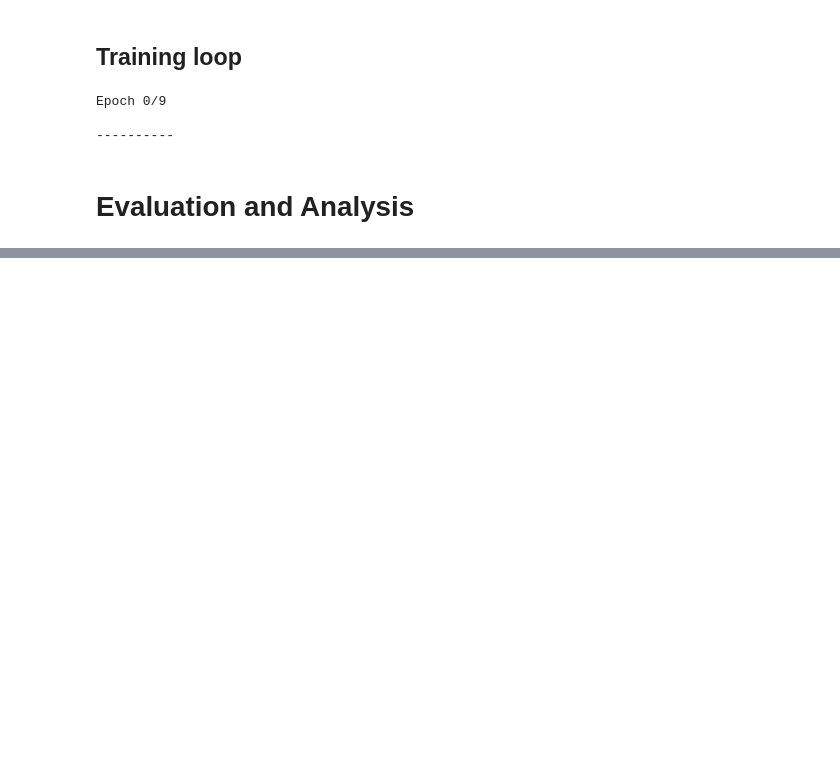
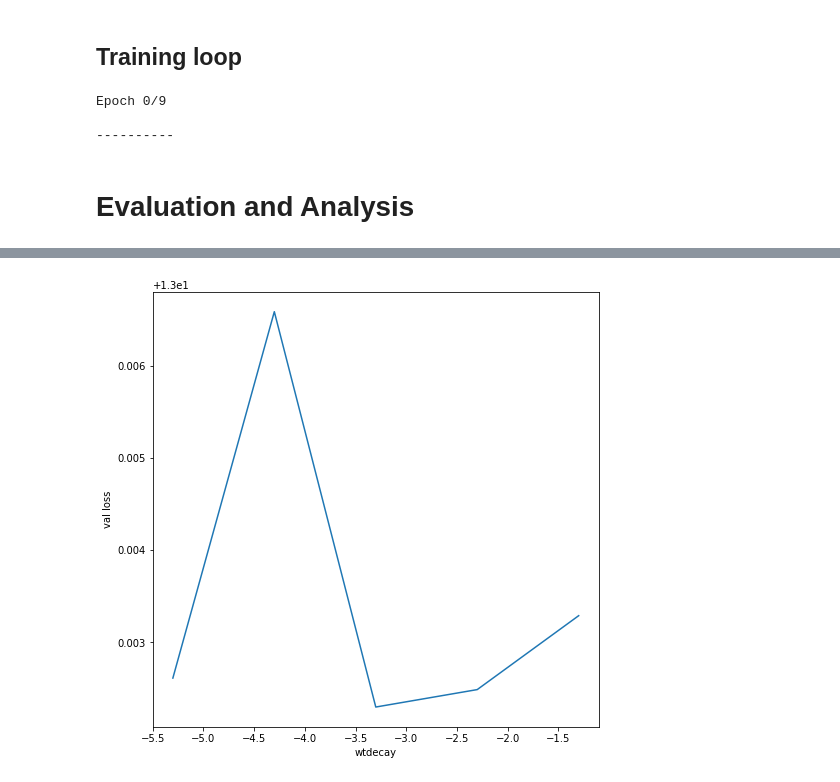
Before and after one commit to raghavjajodia/dyngraph_exps, a Jupyter notebook: staticgcn_edgereg.ipynb, the cells around one changed output, grey strips where cells are left out. Drawn from its saved outputs; the diff is of its cells as text; code cells hidden in the pictures; blank space fills up the shorter version.

```diff
--- a/staticgcn_edgereg.ipynb
+++ b/staticgcn_edgereg.ipynb
@@ -355,0 +426,13 @@ Getting test scores
+# %%
+#plots for different hyperparameters
+#wtdecay
+wtdecaydic = {'2wtdecay':5e-2, '3wtdecay':5e-3, 'def':5e-4, '5wtdecay':5e-5, '6wtdecay':5e-6}
+xaxis = np.log10(list(map(lambda kvp: kvp[1], wtdecaydic.items())))
+yaxis = list(map(lambda kvp: lossdict[kvp[0]][0], wtdecaydic.items()))
+plt.figure(figsize = (8,8))
+plt.plot(xaxis, yaxis)
+plt.xlabel('wtdecay')
+plt.ylabel('val loss')
+plt.show()
+# %% [output]
+[figure, added]
```
Also changed, not shown: parts of 18 cells of this notebook.
